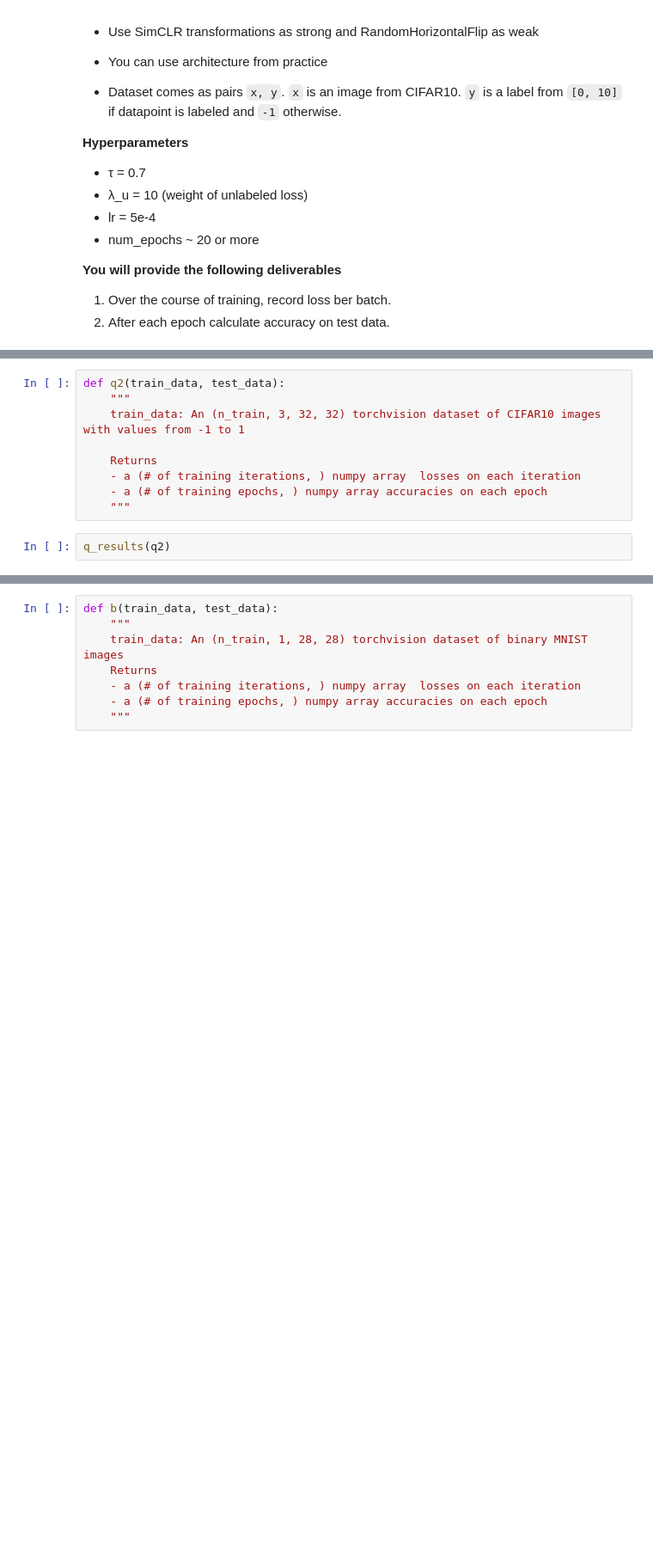
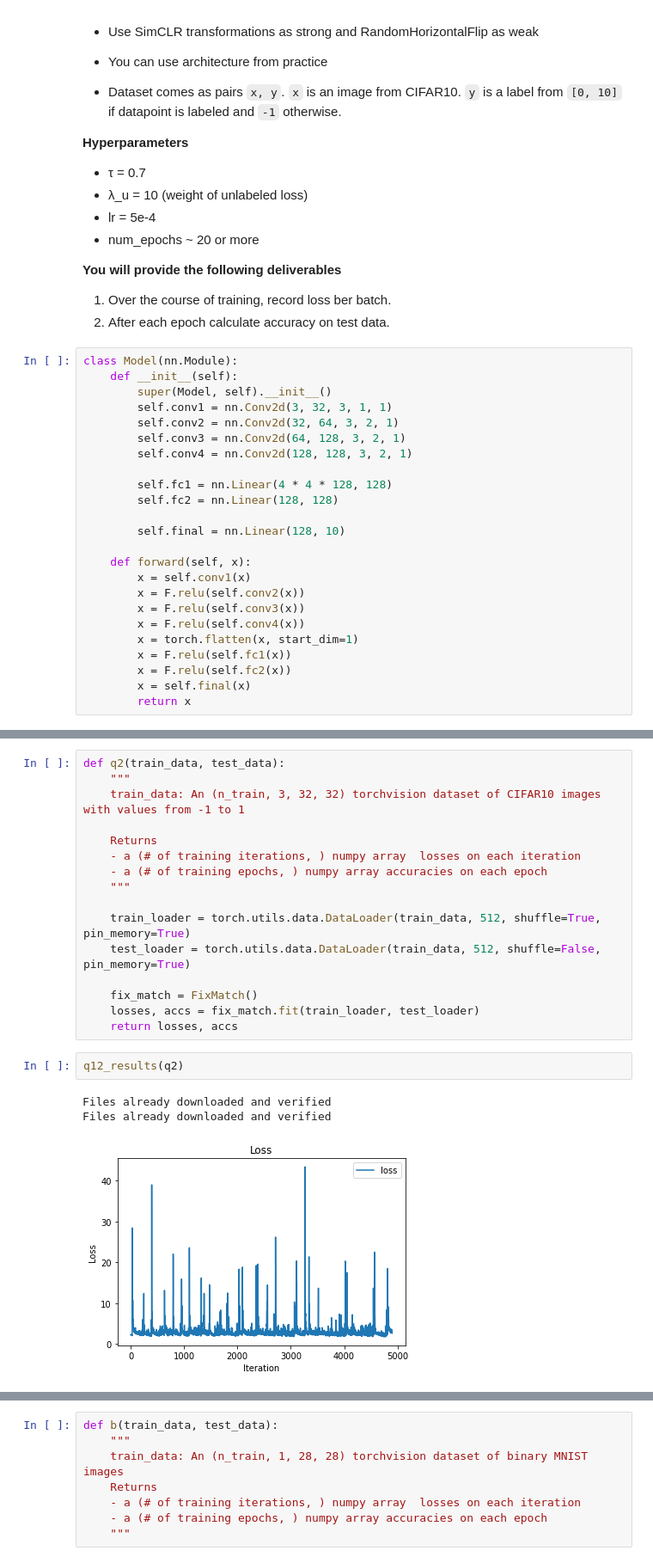
Before and after one commit to dariadiatlova/dul_2021, a Jupyter notebook: Homework/hw12/Homework12_semisupervised.ipynb, the cells around one changed output, grey strips where cells are left out. Shown: that part at 86% size. Drawn from its saved outputs; the diff is of its cells as text; blank space fills up the shorter version.

```diff
--- a/Homework/hw12/Homework12_semisupervised.ipynb
+++ b/Homework/hw12/Homework12_semisupervised.ipynb
@@ -248,3 +249,27 @@ Here we will implement [FixMatch](https://arxiv.org/abs/2001.07685).
 
 1. Over the course of training, record loss ber batch.
 2. After each epoch calculate accuracy on test data.
+# %%
+class Model(nn.Module):
+    def __init__(self):
+        super(Model, self).__init__()
+        self.conv1 = nn.Conv2d(3, 32, 3, 1, 1)
+        self.conv2 = nn.Conv2d(32, 64, 3, 2, 1)
+        self.conv3 = nn.Conv2d(64, 128, 3, 2, 1)
+        self.conv4 = nn.Conv2d(128, 128, 3, 2, 1)
+
+        self.fc1 = nn.Linear(4 * 4 * 128, 128)
+        self.fc2 = nn.Linear(128, 128)
+
+        self.final = nn.Linear(128, 10)
+
+    def forward(self, x):
+        x = self.conv1(x)
+        x = F.relu(self.conv2(x))
+        x = F.relu(self.conv3(x))
+        x = F.relu(self.conv4(x))
+        x = torch.flatten(x, start_dim=1)
+        x = F.relu(self.fc1(x))
+        x = F.relu(self.fc2(x))
+        x = self.final(x)
+        return x
@@ -257,5 +379,16 @@ def q2(train_data, test_data):
     - a (# of training iterations, ) numpy array  losses on each iteration
     - a (# of training epochs, ) numpy array accuracies on each epoch
     """
+
+    train_loader = torch.utils.data.DataLoader(train_data, 512, shuffle=True, pin_memory=True)
+    test_loader = torch.utils.data.DataLoader(train_data, 512, shuffle=False, pin_memory=True)
+
+    fix_match = FixMatch()
+    losses, accs = fix_match.fit(train_loader, test_loader)
+    return losses, accs
 # %%
-q_results(q2)
+q12_results(q2)
+# %% [output]
+Files already downloaded and verified
+Files already downloaded and verified
+[figure, added]
```
Also changed, not shown: parts of 5 cells of this notebook.
